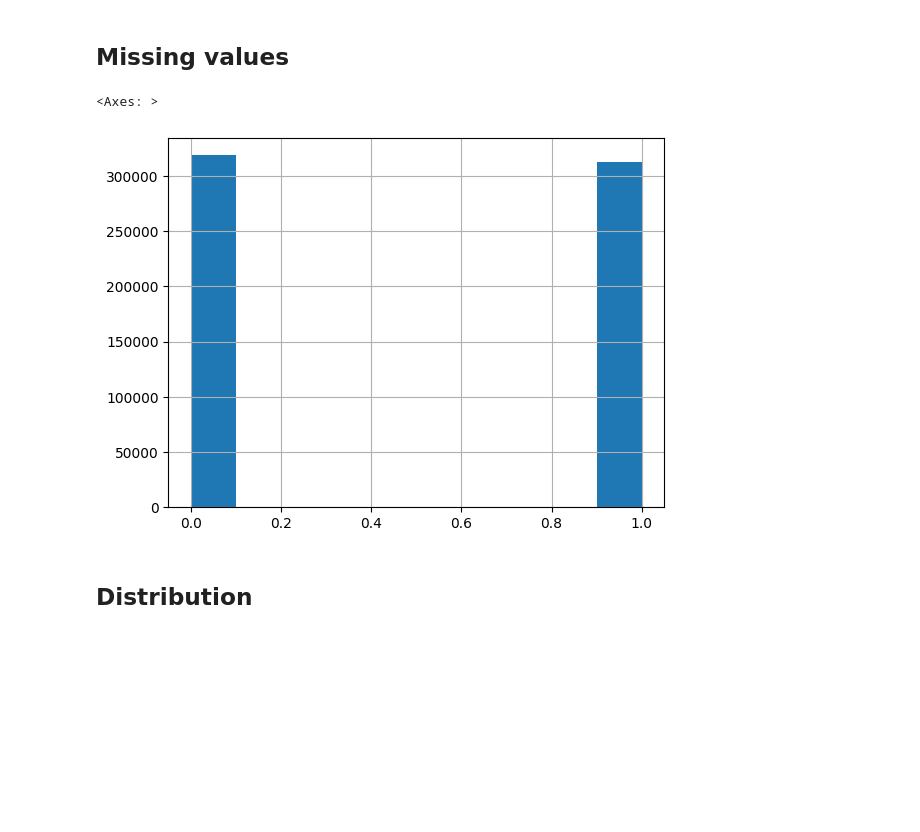
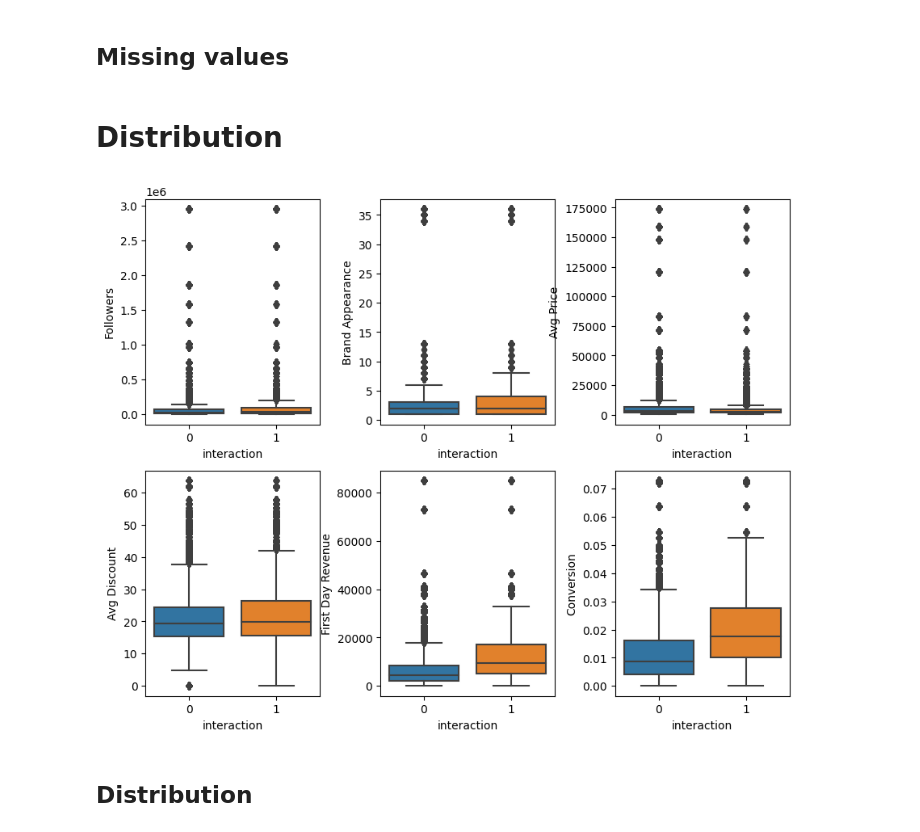
Before and after one commit to Priscille-Erulin/regression-recommendation, a Jupyter notebook: EDA.ipynb, the cells around one changed output. Drawn from its saved outputs; the diff is of its cells as text; code cells hidden in the pictures; blank space fills up the shorter version.

```diff
--- a/EDA.ipynb
+++ b/EDA.ipynb
@@ -8,3 +6,6 @@ scored_data = pd.read_csv('scored_data.csv')
+# %%
+scored_test_data = pd.read_csv('scored_test_data.csv', index_col=0)
+scored_train_data = pd.read_csv('scored_train_data.csv', index_col=0)
 # %% [markdown]
 ## Dummy variables
 # %%
@@ -21,0 +17,4 @@ complete_data.to_csv('scored_data_wth_dummies.csv')
+# %%
+dropped_cols_test = scored_test_data.drop(['Category','Badges'], axis = 1)
+
+dropped_cols_train = scored_train_data.drop(['Category','Badges'], axis = 1)
@@ -26,8 +42,13 @@ complete_data = complete_data.dropna(axis=0)
-# %%
-complete_data['interaction'].hist()
-# %% [output]
-<Axes: >
-[figure, removed]
+# %% [markdown]
+# Distribution
+# %%
+fig, axes = plt.subplots(ncols=3, nrows=2, figsize=(9,7))
+fig.tight_layout(pad=2)
+
+for i, col in enumerate(dropped_cols_train.columns[3:-4]):
+    sns.boxplot(y = col, x = "interaction",data=dropped_cols_train, orient='v', ax=axes[int(i/3),i%3])
+# %% [output]
+[figure, added]
 # %% [markdown]
 ## Distribution
 # %%
```
Also changed, not shown: parts of 11 cells of this notebook, 1 other file.
